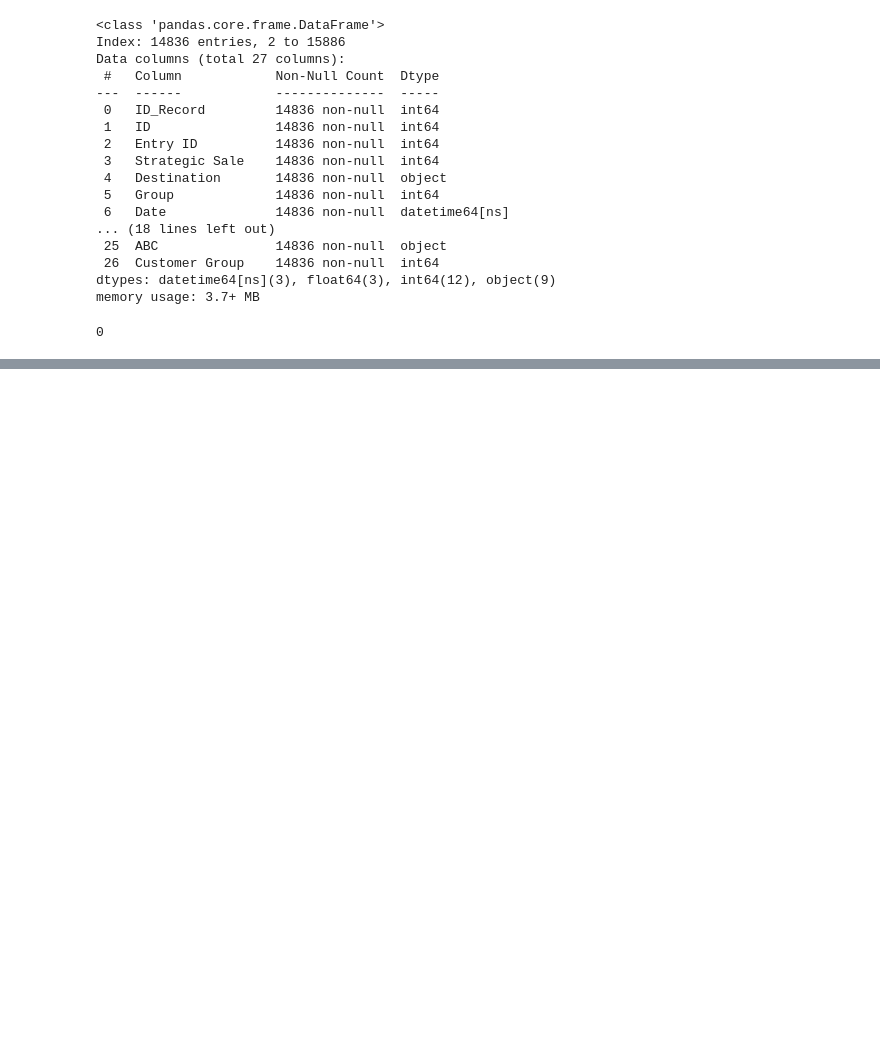
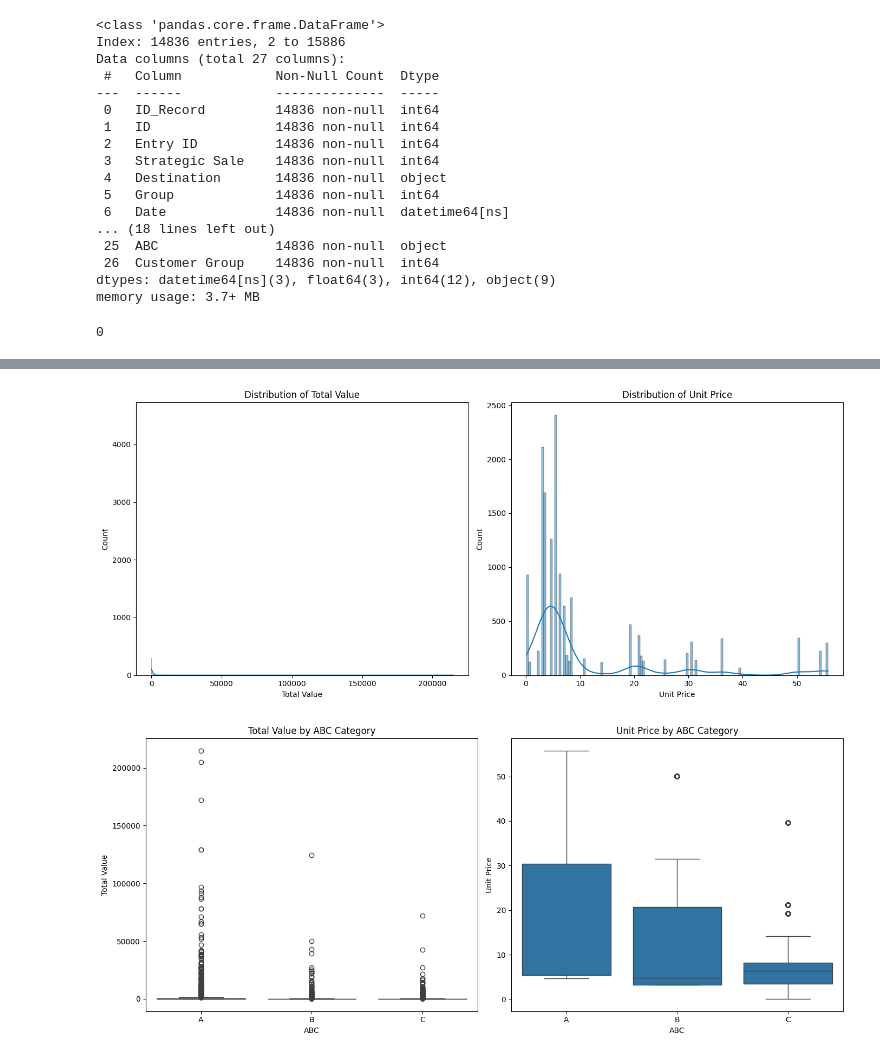
Before and after one commit to xiu-shi/DA_L7, a Jupyter notebook: L7_term2/data_exploration/CA2三月_Data_Explore/Current_Scenario_Template_Moodle_Added_F_Classif.ipynb, the cells around one changed output, grey strips where cells are left out. Cells and saved outputs as stored; diff of their text form; code cells hidden in the pictures; blank space fills up the shorter version.

```diff
--- a/L7_term2/data_exploration/CA2三月_Data_Explore/Current_Scenario_Template_Moodle_Added_F_Classif.ipynb
+++ b/L7_term2/data_exploration/CA2三月_Data_Explore/Current_Scenario_Template_Moodle_Added_F_Classif.ipynb
@@ -320,20 +302,0 @@ df_ml_tr['ABC'].isnull().sum()
-# %%
-#### Encoding
-#### create categories for type cat columns
-
-#### encode all the object and convert as categories
-### df_ml_cat.select_dtypes(include=['object']).columns
-
-# Step 1: Identify all object type columns in df_ml_tr
-object_cols = df_ml_tr.select_dtypes(include=['object']).columns
-
-# Step 2: Convert object columns to category type in df_ml_tr
-for col in object_cols:
-    df_ml_tr[col] = df_ml_tr[col].astype('category')
-
-# Step 3: Apply encoding by replacing each category with its code in df_ml_tr
-for col in object_cols:
-    df_ml_tr[col + '_encoded'] = df_ml_tr[col].cat.codes
-
-# Display the first few rows of the DataFrame to verify changes
-df_ml_tr.head()
@@ -347,0 +343,55 @@ df_ml_tr.head()
+# %%
+
+# further exploration of 'Total Value' and 'Unit Price' columns relationship with 'ABC' column
+
+# Summary statistics
+print(df_ml_tr[['Total Value', 'Unit Price']].describe())
+
+# Check for any NaN values in these columns
+print(df_ml_tr[['Total Value', 'Unit Price']].isna().sum())
+
+# Distribution plots
+plt.figure(figsize=(14, 6))
+
+plt.subplot(1, 2, 1)
+sns.histplot(df_ml_tr['Total Value'], kde=True)
+plt.title('Distribution of Total Value')
+
+plt.subplot(1, 2, 2)
+sns.histplot(df_ml_tr['Unit Price'], kde=True)
+plt.title('Distribution of Unit Price')
+
+plt.tight_layout()
+plt.show()
+
+# Box plots to check for outliers
+plt.figure(figsize=(14, 6))
+
+plt.subplot(1, 2, 1)
+sns.boxplot(x='ABC', y='Total Value', data=df_ml_tr)
+plt.title('Total Value by ABC Category')
+
+plt.subplot(1, 2, 2)
+sns.boxplot(x='ABC', y='Unit Price', data=df_ml_tr)
+plt.title('Unit Price by ABC Category')
+
+plt.tight_layout()
+plt.show()
+
+# ANOVA F-test
+# We assume 'ABC' is already treated as a categorical variable
+
+# For 'Total Value'
+grouped_total_value = df_ml_tr.groupby('ABC')['Total Value']
+f_val_total_value, p_val_total_value = stats.f_oneway(*[group for name, group in grouped_total_value])
+print("ANOVA F-test for 'Total Value' across 'ABC' categories:")
+print("F-value:", f_val_total_value)
+print("P-value:", p_val_total_value)
+
+# For 'Unit Price'
+grouped_unit_price = df_ml_tr.groupby('ABC')['Unit Price']
+f_val_unit_price, p_val_unit_price = stats.f_oneway(*[group for name, group in grouped_unit_price])
+print("\nANOVA F-test for 'Unit Price' across 'ABC' categories:")
+print("F-value:", f_val_unit_price)
+print("P-value:", p_val_unit_price)
+# %% [output]
@@ -347,0 +410,2 @@ df_ml_tr.head()
+[figure, added]
+[figure, added]
```
Also changed, not shown: parts of 13 cells of this notebook.
